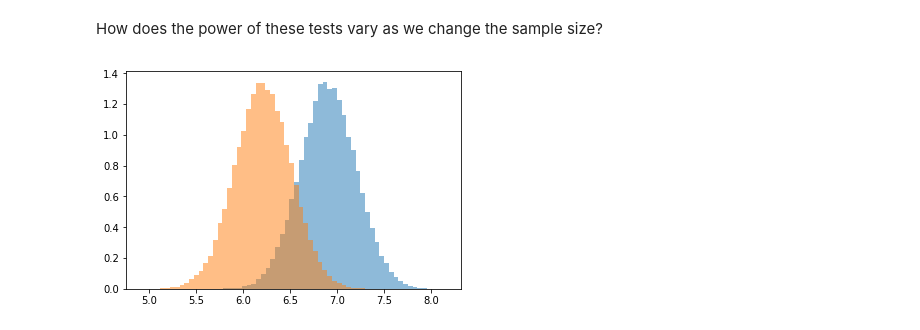
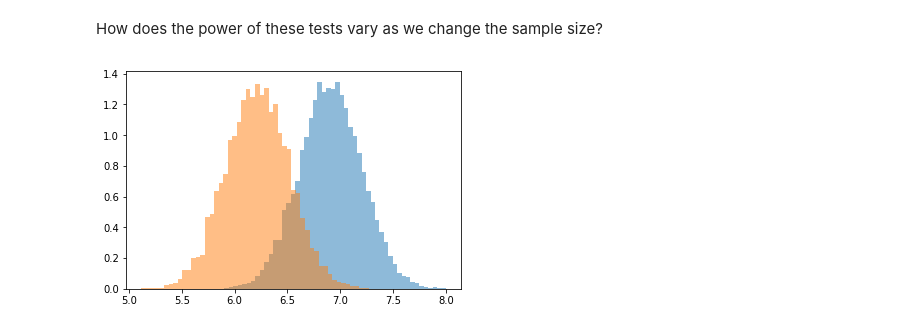
Before and after one commit to ucbmcb288/2019, a Jupyter notebook: MCB288_Notebook2_Barton.ipynb, the cells around one changed output. Saved outputs shown, nothing was run; the diff lists cells and outputs as text; code cells hidden in the pictures.

```diff
--- a/MCB288_Notebook2_Barton.ipynb
+++ b/MCB288_Notebook2_Barton.ipynb
@@ -779,20 +779,23 @@ How does the power of these tests vary as we change the sample size?
 # %%
 #
 # generate some synthetic data
 #
 
-replicates = 100000
+foldchange = .5
+
+
+replicates = 10000
 m1 = 1000
-m2 = 500
+m2 = foldchange * m1
 v = .3
 
 wt = np.random.lognormal(np.log(m1),v,replicates)
 mut = np.random.lognormal(np.log(m2),v,replicates)
 
 x = plt.hist(np.log(wt),bins=50,alpha=0.5,density=True)
 x = plt.hist(np.log(mut),bins=50,alpha=0.5,density=True)
 # %% [output]
-[figure, old version]
+[figure, new version]
 # %%
 
 #
```
Also changed, not shown: parts of 9 cells of this notebook, 1 other file.
